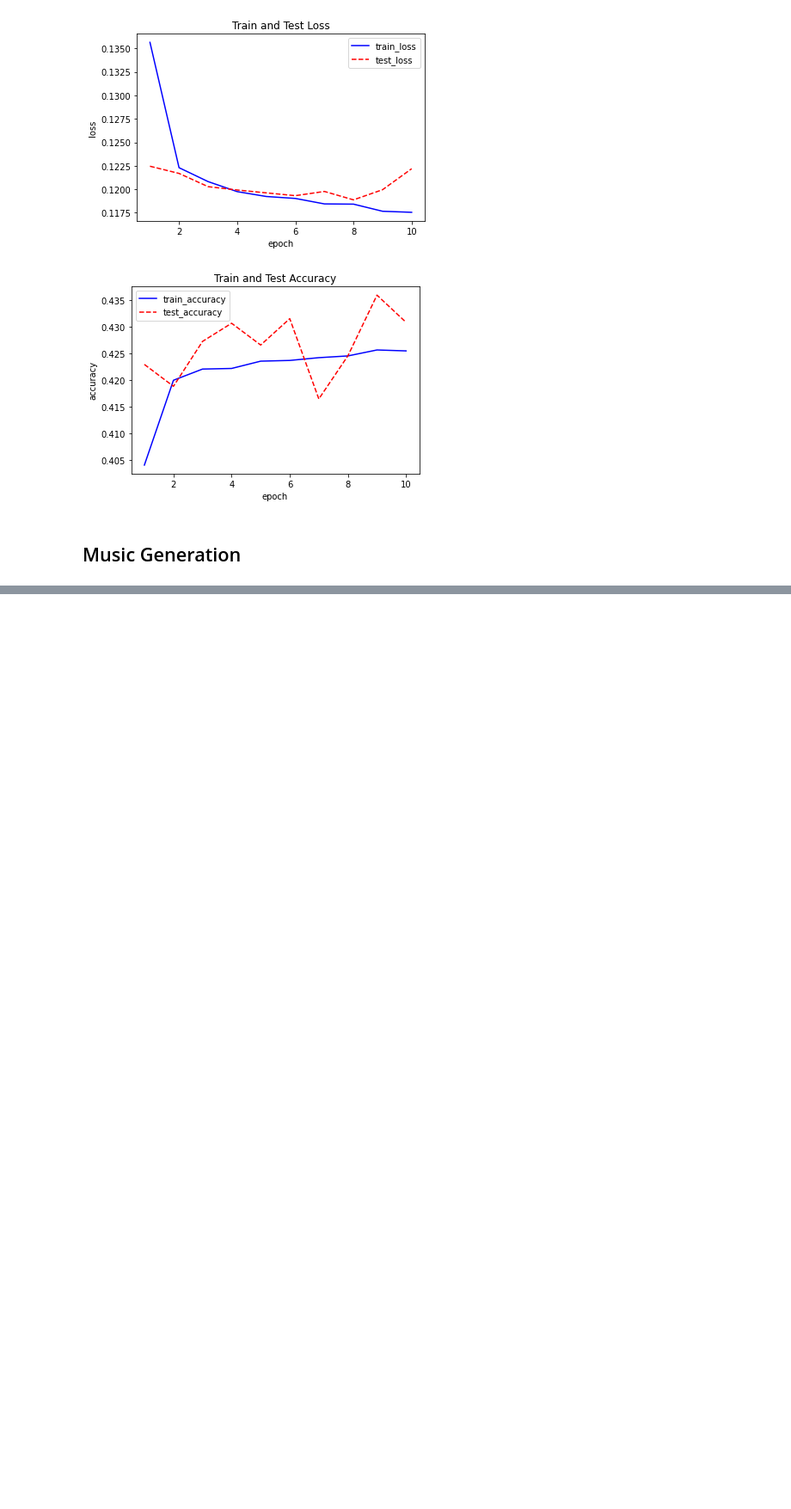
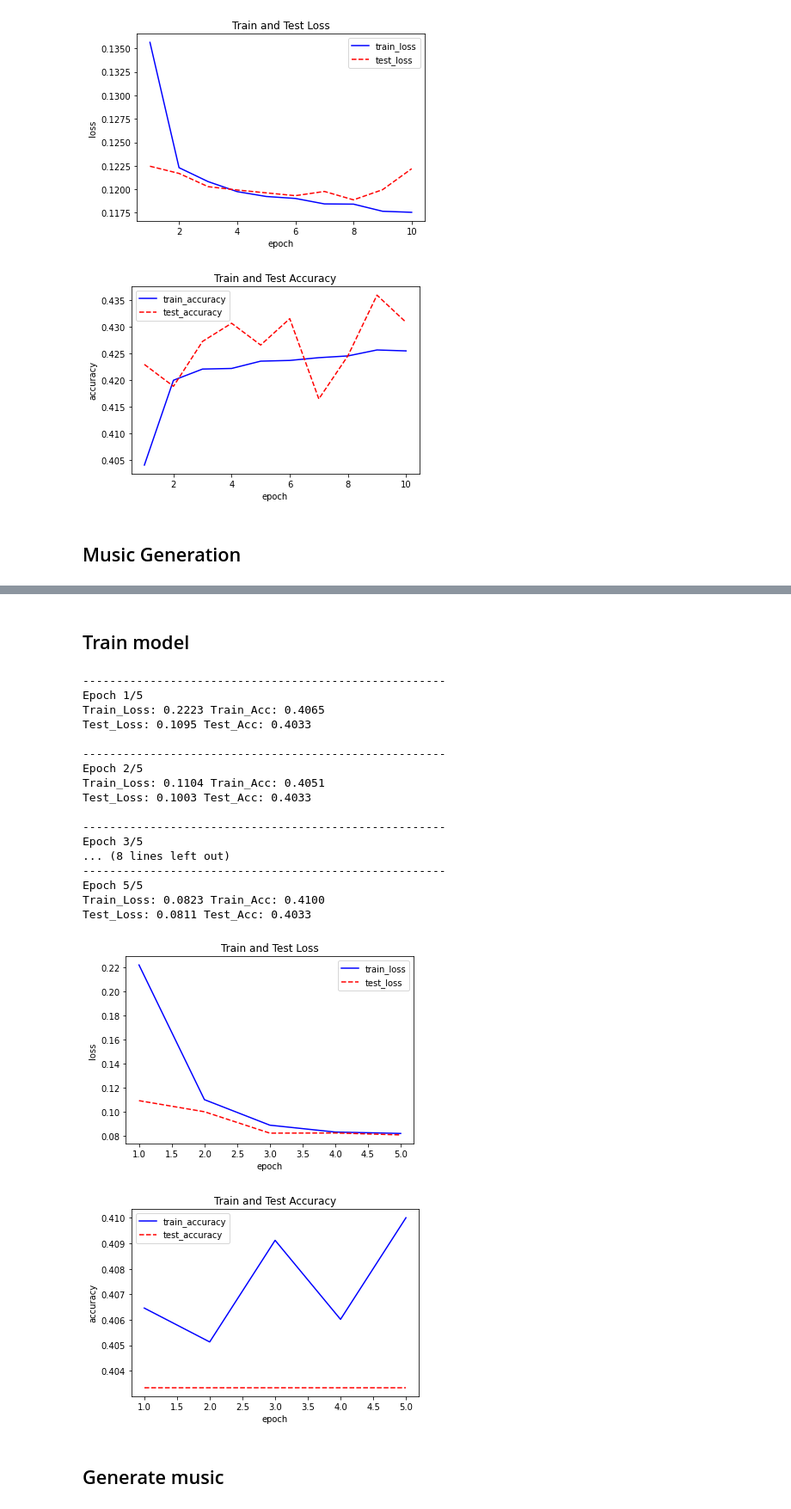
Before and after one commit to Vinnesta/l45-music-gnn, a Jupyter notebook: L45_Mozart_is_a_GNN.ipynb, the cells around one changed output, grey strips where cells are left out. Shown at 86% size. Saved outputs shown, nothing was run; the diff lists cells and outputs as text; code cells hidden in the pictures; blank space fills up the shorter version.

```diff
--- a/L45_Mozart_is_a_GNN.ipynb
+++ b/L45_Mozart_is_a_GNN.ipynb
@@ -728,7 +729,7 @@ class MPNNLayer(MessagePassing):
         return (f'{self.__class__.__name__}(emb_dim={self.emb_dim}, aggr={self.aggr})')
 
 class MPNNModel(nn.Module):
-  def __init__(self, A, edge_attr, in_dim, num_layers=4, emb_dim=64, out_dim=1):
+  def __init__(self, edge_index, edge_attr, in_dim, num_layers=4, emb_dim=64, out_dim=1):
         """Message Passing Neural Network model for graph property prediction
 
         Args:
@@ -739,7 +740,7 @@ class MPNNModel(nn.Module):
         """
         super().__init__()
 
-        self.edge_index = A.to_sparse().indices().to(device)
+        self.edge_index = edge_index
         self.edge_attr = edge_attr
         self.edge_dim = self.edge_attr.shape[1]
 
@@ -848,0 +856,32 @@ plt.show()
+# %%
+def get_midi_timesteps(filename):
+    midi = mido.MidiFile(filename)
+    timesteps = 0
+    tracks = [midi.tracks[1]]
+    if len(midi.tracks) > 2:
+      tracks.append(midi.tracks[2])
+    for track in tracks:
+      track_timesteps = 0
+      for msg in track:
+        track_timesteps += msg.time
+      timesteps = max(timesteps, track_timesteps)
+    return timesteps
+
+def midi_to_tensor(filename, binary_velocity=False):
+    mid = mido.MidiFile(filename)
+    # Extract information about the notes being played
+    max_timesteps = get_midi_timesteps(filename)
+    tensor = np.zeros((max_timesteps+1, 128))
+    tracks = [mid.tracks[1]]
+    if len(mid.tracks) > 2:
+      tracks.append(mid.tracks[2])
+    for track in tracks:
+      timesteps = 0
+      for msg in track:
+          timesteps += msg.time
+          if msg.type == 'note_on':
+              if binary_velocity:
+                tensor[timesteps, msg.note] = 1 if msg.velocity > 0 else 0
+              else:
+                tensor[timesteps, msg.note] = msg.velocity
+    return torch.from_numpy(tensor)
@@ -848,0 +953,33 @@ plt.show()
+# %% [markdown]
+## Train model
+# %%
+mpnn_net = MPNNModel(edge_index, edge_attr, in_dim=window_size, num_layers=4, emb_dim=48, out_dim=1).to(device)
+pos_weight = torch.ones([new_num_notes])
+pos_weight = pos_weight.to(device)
+criterion = nn.BCEWithLogitsLoss(pos_weight=pos_weight)
+optimizer = torch.optim.AdamW(mpnn_net.parameters(), lr=0.005)
+epoch = 5
+
+train_eval(mpnn_net, criterion, optimizer, epoch, train_dataloader, valid_dataloader, epochs_to_report=1)
+# %% [output]
+------------------------------------------------------
+Epoch 1/5
+Train_Loss: 0.2223 Train_Acc: 0.4065
+Test_Loss: 0.1095 Test_Acc: 0.4033
+
+------------------------------------------------------
+Epoch 2/5
+Train_Loss: 0.1104 Train_Acc: 0.4051
+Test_Loss: 0.1003 Test_Acc: 0.4033
+
+------------------------------------------------------
+Epoch 3/5
+... (8 lines left out)
+------------------------------------------------------
+Epoch 5/5
+Train_Loss: 0.0823 Train_Acc: 0.4100
+Test_Loss: 0.0811 Test_Acc: 0.4033
+[figure, added]
+[figure, added]
+# %% [markdown]
+## Generate music
```
Also changed, not shown: parts of 8 cells of this notebook.
